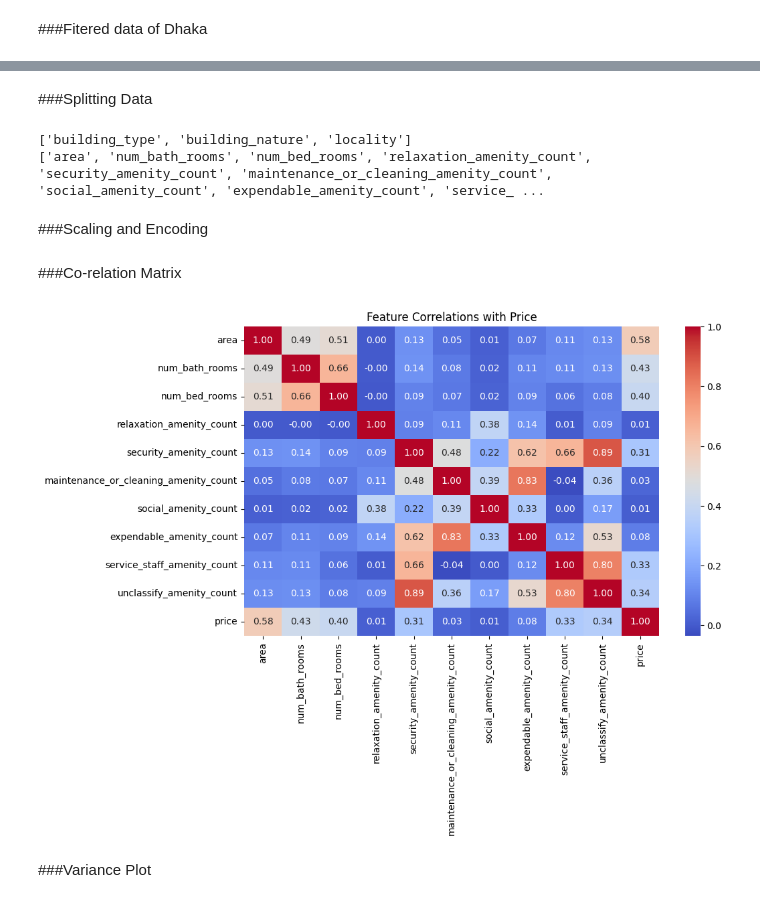
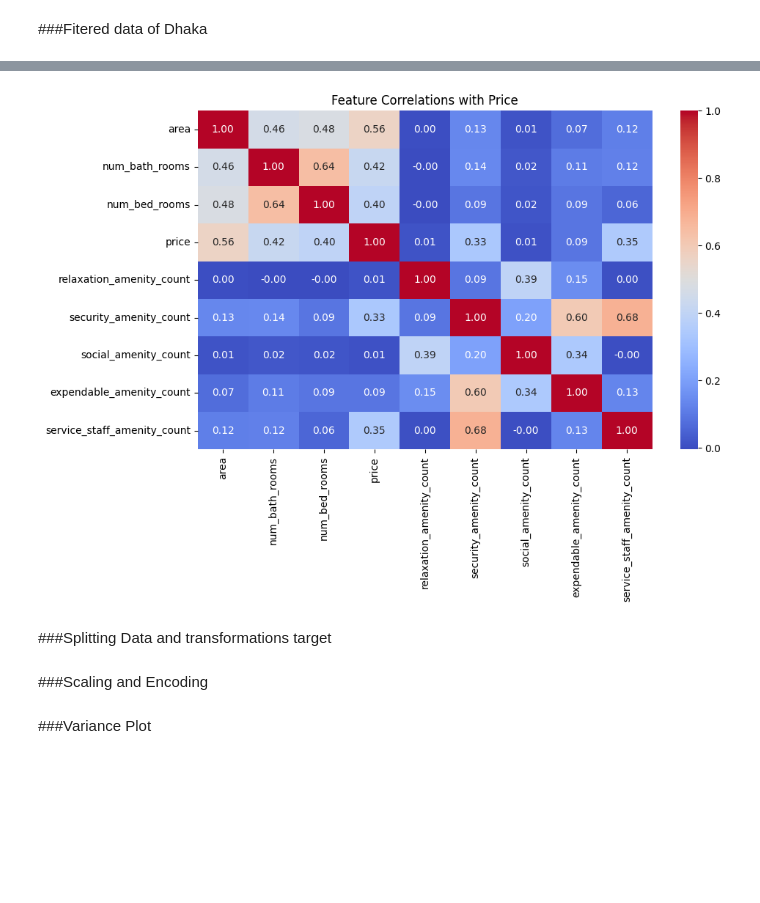
Before and after one commit to imnaimur/cse427_ML, a Jupyter notebook: CSE427_lab_project(Flat_Price_Justification_predictions).ipynb, the cells around one changed output, grey strips where cells are left out. Saved outputs shown, nothing was run; the diff lists cells and outputs as text; code cells hidden in the pictures; blank space fills up the shorter version.

```diff
--- a/CSE427_lab_project(Flat_Price_Justification_predictions).ipynb
+++ b/CSE427_lab_project(Flat_Price_Justification_predictions).ipynb
@@ -147,15 +162,22 @@ print(target.min())
+# %%
+num_cols = df.select_dtypes(include=np.number).columns.tolist()
+corr_matrix = df[num_cols].corr()
+
+plt.figure(figsize=(10,6))
+sns.heatmap(corr_matrix, annot=True, cmap="coolwarm", fmt=".2f")
+plt.title("Feature Correlations with Price")
+plt.show()
+# %% [output]
+[figure, added]
 # %% [markdown]
-###Splitting Data
+###Splitting Data and transformations target
 # %%
+features = df.drop(['price','city','purpose'], axis=1)
+target = df['price']
+target_transformed = np.log(target)
+
 X_train, X_test, y_train, y_test = train_test_split(features, target_transformed, test_size=0.2, random_state=42)
 #seperating categorical and numerical cols
-cat_cols=features.select_dtypes(include=['object']).columns.tolist()
-num_cols = features.select_dtypes(include=np.number).columns.tolist()
-print(cat_cols)
-print(num_cols)
-# %% [output]
-['building_type', 'building_nature', 'locality']
-['area', 'num_bath_rooms', 'num_bed_rooms', 'relaxation_amenity_count', 'security_amenity_count', 'maintenance_or_cleaning_amenity_count', 'social_amenity_count', 'expendable_amenity_count', 'service_ ...
 # %% [markdown]
 ###Scaling and Encoding
 # %%
@@ -166,17 +191,6 @@ preprocessor = ColumnTransformer(
         ("num", scaler, num_cols),
         ("cat", OneHotEncoder(handle_unknown="ignore"), cat_cols)
     ])
-# %% [markdown]
-###Co-relation Matrix
-# %%
-corr_matrix = df[num_cols + ["price"]].corr()
-
-plt.figure(figsize=(10,6))
-sns.heatmap(corr_matrix, annot=True, cmap="coolwarm", fmt=".2f")
-plt.title("Feature Correlations with Price")
-plt.show()
-# %% [output]
-[figure, removed]
 # %% [markdown]
 ###Variance Plot
 # %%
```
Also changed, not shown: parts of 21 cells of this notebook, 1 other file.
